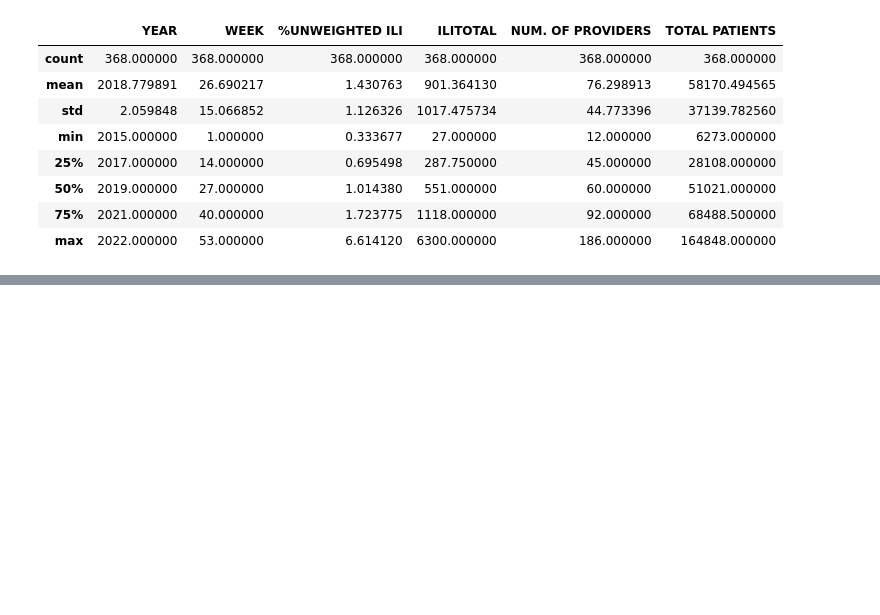
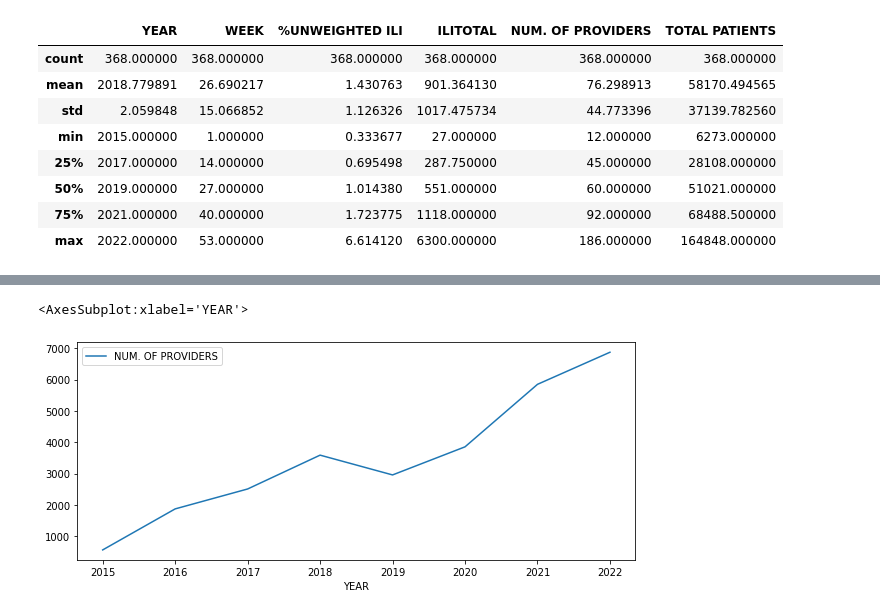
Before and after one commit to ndeen/flu_forecasting, a Jupyter notebook: eda.ipynb, the cells around one changed output, grey strips where cells are left out. Cells and saved outputs as stored; diff of their text form; code cells hidden in the pictures; blank space fills up the shorter version.

```diff
--- a/eda.ipynb
+++ b/eda.ipynb
@@ -216,0 +154,6 @@ publichealth_labs.head()
+# %%
+# visualize other total number of providers over time
+sample_df.groupby(["YEAR"])['NUM. OF PROVIDERS'].sum().reset_index().plot("YEAR","NUM. OF PROVIDERS", figsize=(10,4))
+# %% [output]
+<AxesSubplot:xlabel='YEAR'>
+[figure, added]
```
Also changed, not shown: parts of 37 cells of this notebook, 2 other files.
